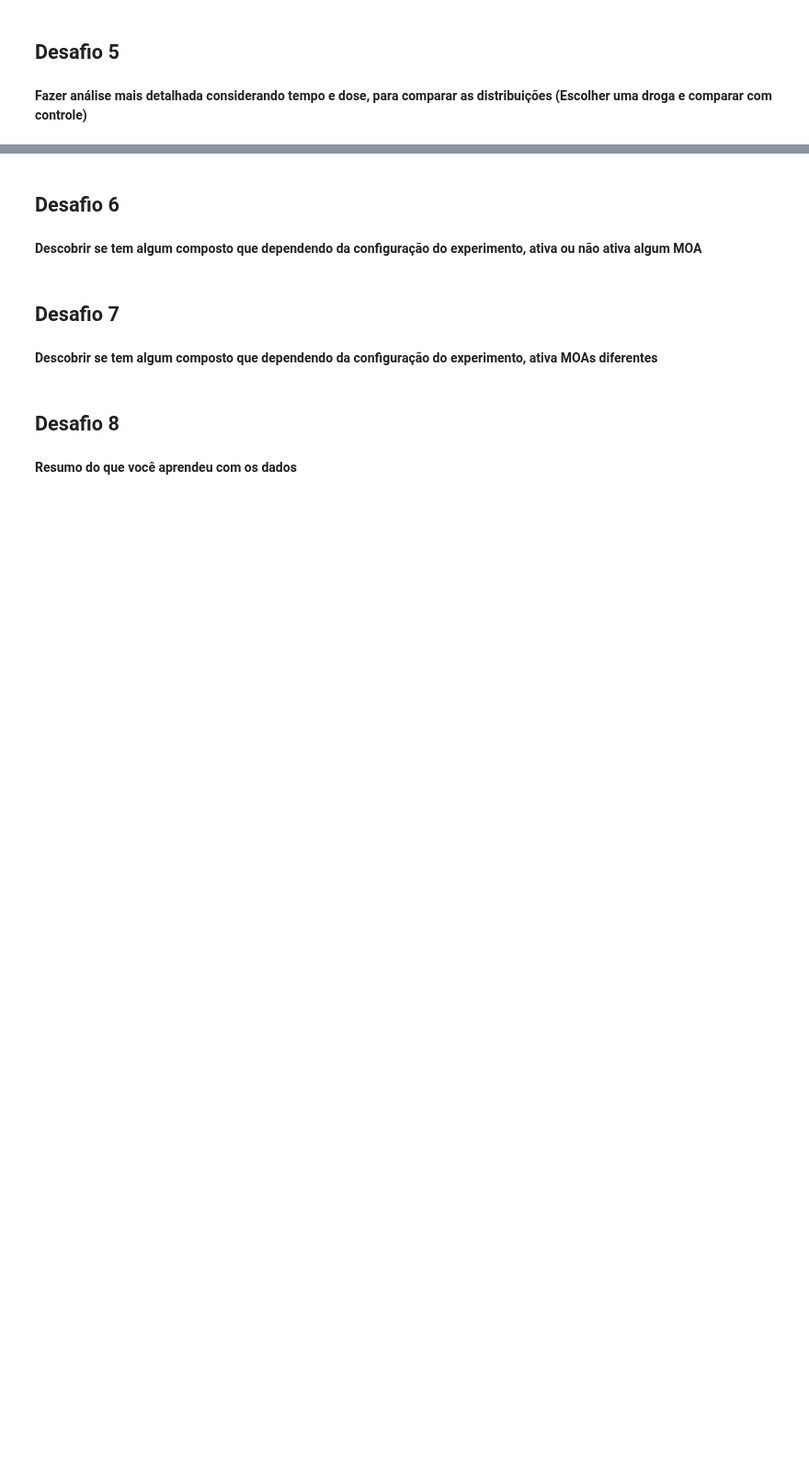
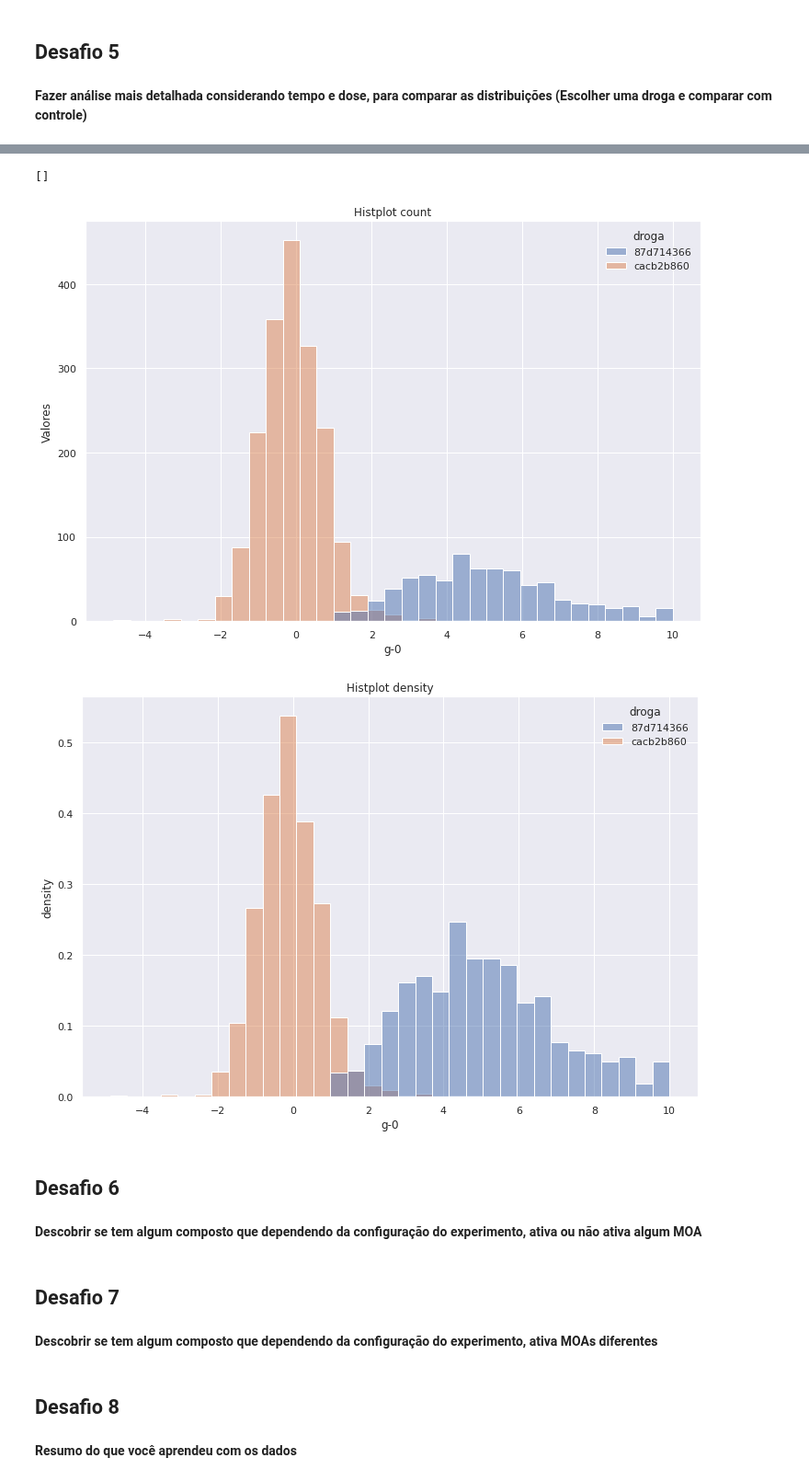
Before and after one commit to LincolnVS/ImersaoDadosAlura, a Jupyter notebook: Aula_04_Desafios.ipynb, the cells around one changed output, grey strips where cells are left out. Shown at 92% size. Cells and saved outputs as stored; diff of their text form; code cells hidden in the pictures; blank space fills up the shorter version.

```diff
--- a/Aula_04_Desafios.ipynb
+++ b/Aula_04_Desafios.ipynb
@@ -64,3 +231,21 @@ dados.head()
+# %%
+plt.figure(figsize=(12,8))
+ax = sns.histplot(data=dados_concat,x='g-0',hue='droga')
+ax.set_title('Histplot count')
+ax.set_ylabel("Valores")
+ax.set_xlabel('g-0')
+plt.plot()
+
+plt.figure(figsize=(12,8))
+ax = sns.histplot(data=dados_concat,x='g-0',hue='droga', common_norm=False,stat='density')
+ax.set_title('Histplot density')
+ax.set_ylabel("density")
+ax.set_xlabel('g-0')
+plt.plot()
+# %% [output]
+[]
+[figure, added]
+[figure, added]
 # %% [markdown]
 ## Desafio 6
 # %% [markdown]
```
Also changed, not shown: parts of 14 cells of this notebook.
